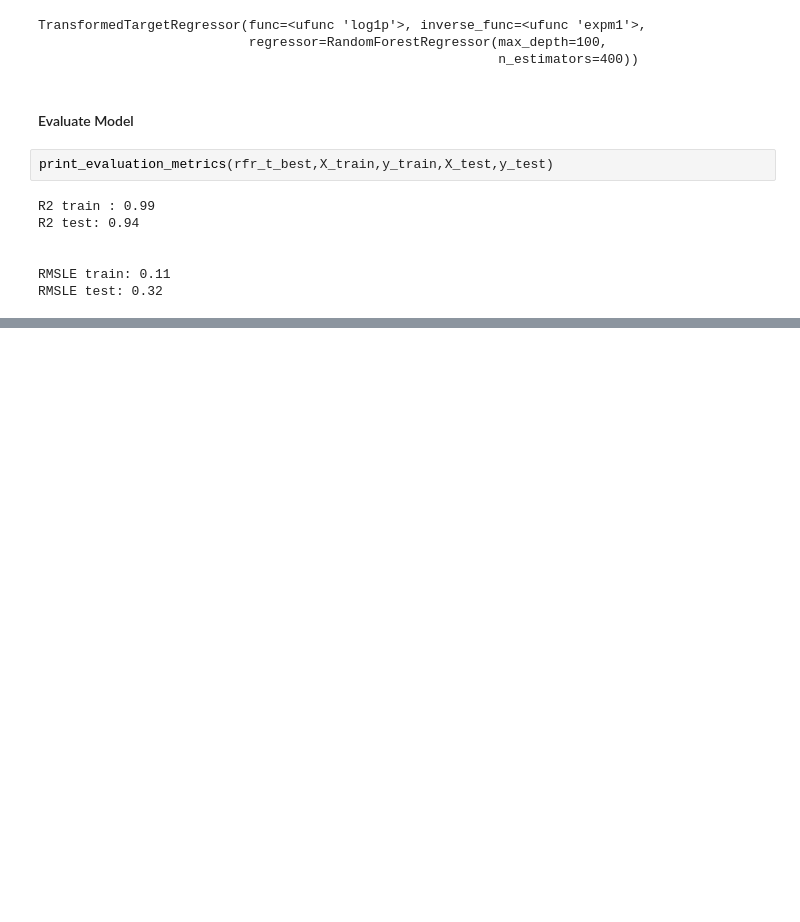
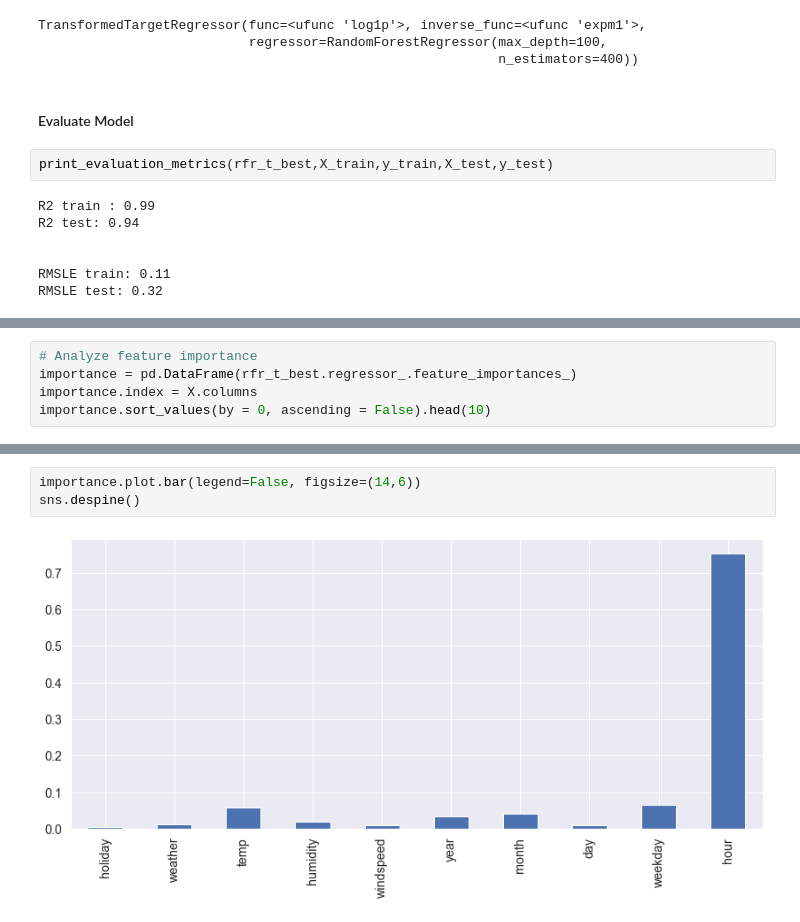
Before and after one commit to miladbehrooz/Bike_Rental_Prediction, a Jupyter notebook: codes/rental_bike_prediction.ipynb, the cells around one changed output, grey strips where cells are left out. Saved outputs shown, nothing was run; the diff lists cells and outputs as text; blank space fills up the shorter version.

```diff
--- a/codes/rental_bike_prediction.ipynb
+++ b/codes/rental_bike_prediction.ipynb
@@ -689,0 +690,5 @@ RMSLE test: 0.32
+# %%
+# Analyze feature importance
+importance = pd.DataFrame(rfr_t_best.regressor_.feature_importances_)
+importance.index = X.columns
+importance.sort_values(by = 0, ascending = False).head(10)
@@ -689,0 +707,5 @@ RMSLE test: 0.32
+# %%
+importance.plot.bar(legend=False, figsize=(14,6))
+sns.despine()
+# %% [output]
+[figure, added]
```
Also changed, not shown: parts of 3 cells of this notebook.
